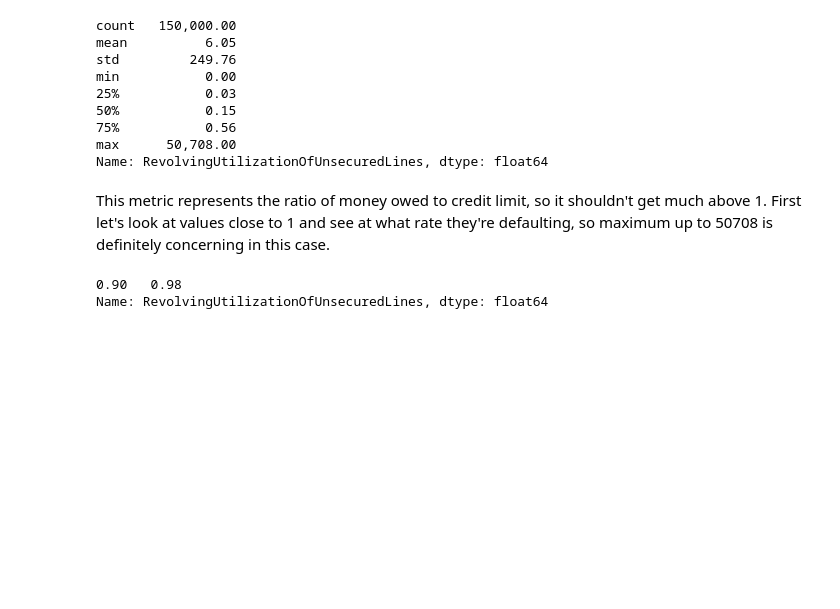
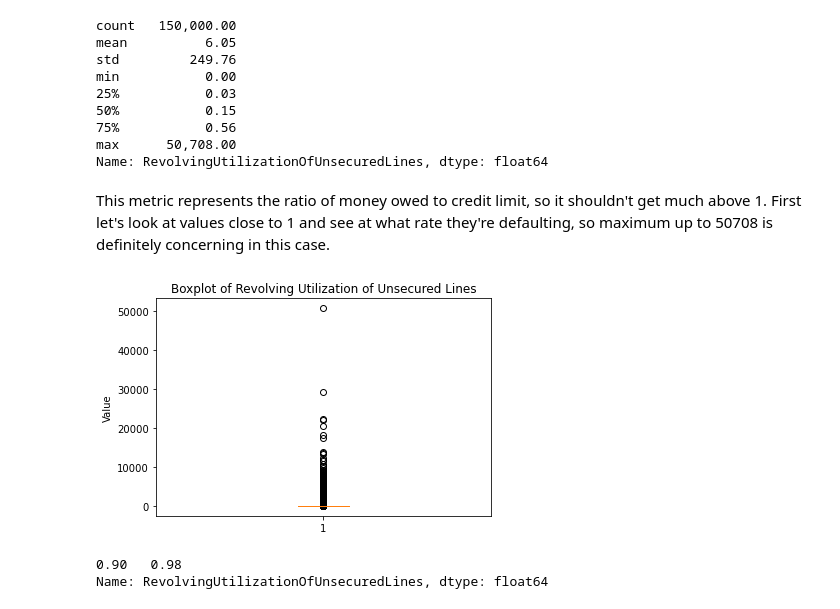
Before and after one commit to TianhuiHu/Data-Science-Project, a Jupyter notebook: GiveMeSomeCredit-Paidy/Give me some credits - EDA.ipynb, the cells around one changed output. Cells and saved outputs as stored; diff of their text form; code cells hidden in the pictures; blank space fills up the shorter version.

```diff
--- a/GiveMeSomeCredit-Paidy/Give me some credits - EDA.ipynb
+++ b/GiveMeSomeCredit-Paidy/Give me some credits - EDA.ipynb
@@ -712,6 +686,21 @@ max      50,708.00
 Name: RevolvingUtilizationOfUnsecuredLines, dtype: float64
 # %% [markdown]
 This metric represents the ratio of money owed to credit limit, so it shouldn't get much above 1. First let's look at values close to 1 and see at what rate they're defaulting, so maximum up to 50708 is definitely concerning in this case.
+# %%
+# Select the column of interest
+column_data = df_train["RevolvingUtilizationOfUnsecuredLines"]
+
+# Plot the boxplot
+plt.boxplot(column_data)
+
+# Add a title and labels to the plot
+plt.title("Boxplot of Revolving Utilization of Unsecured Lines")
+plt.ylabel("Value")
+
+# Display the plot
+plt.show()
+# %% [output]
+[figure, added]
 # %%
 df_train["RevolvingUtilizationOfUnsecuredLines"].quantile([.90])
 # %% [output]
```
Also changed, not shown: parts of 19 cells of this notebook, 3 other files.
